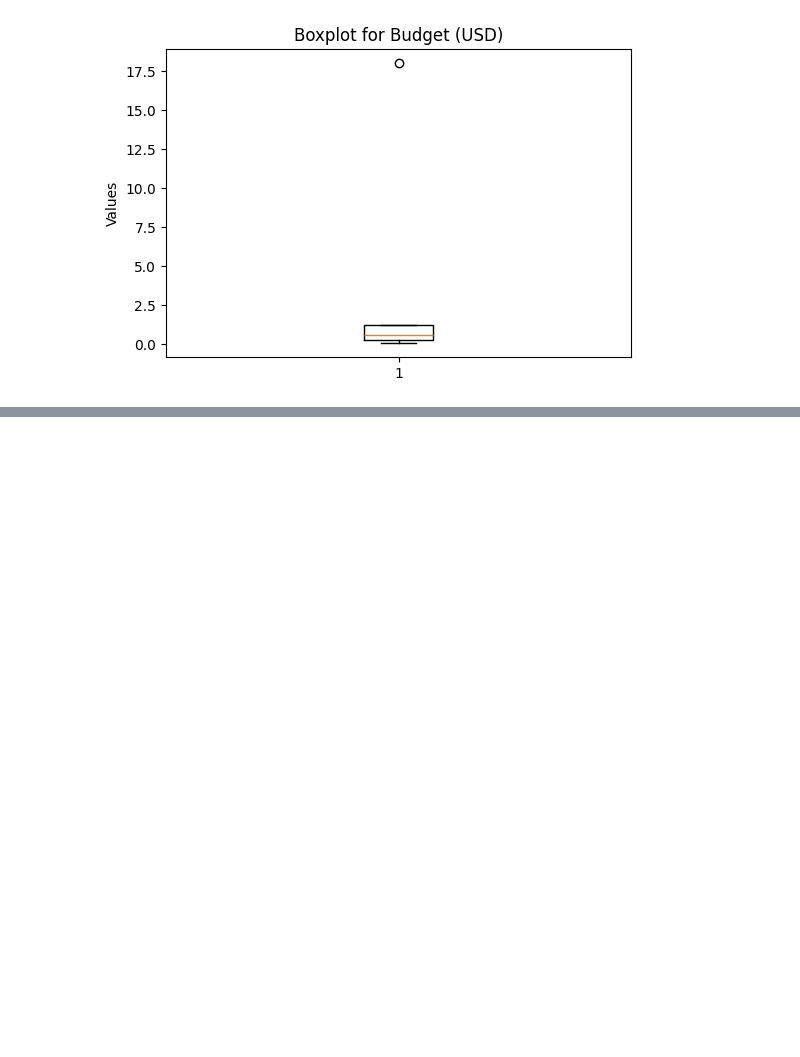
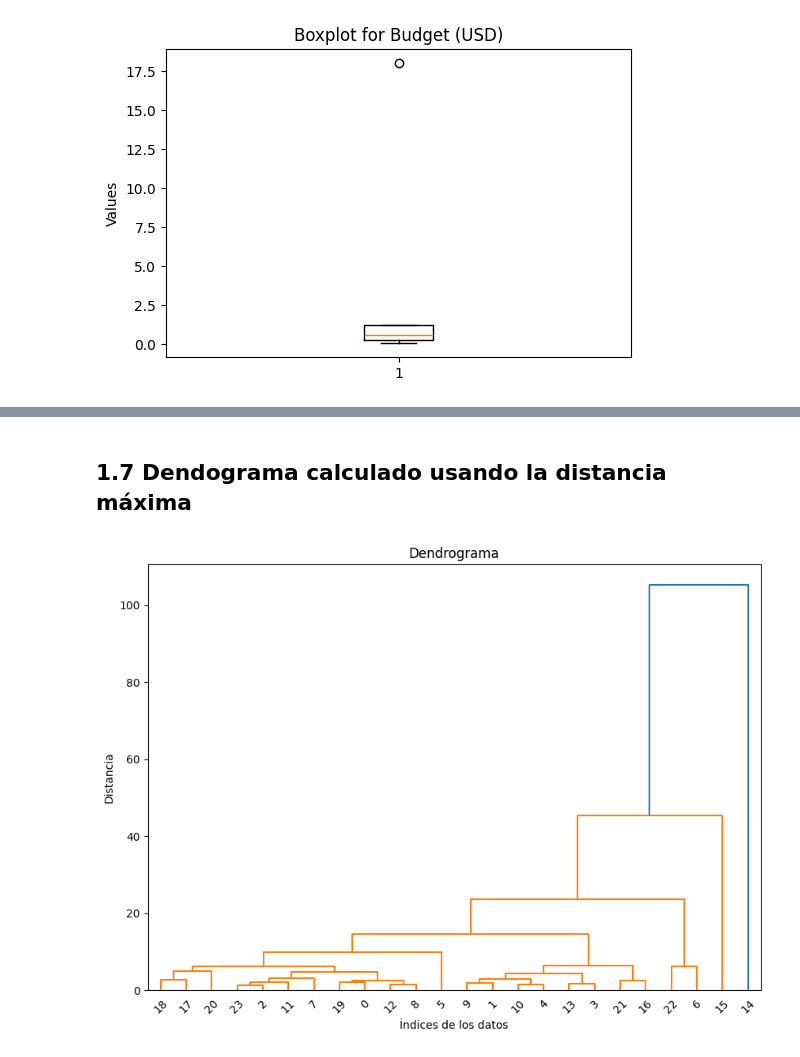
Before and after one commit to F3liP3L/Statistics_III, a Jupyter notebook: tarea1/src/tarea1.ipynb, the cells around one changed output, grey strips where cells are left out. Saved outputs shown, nothing was run; the diff lists cells and outputs as text; code cells hidden in the pictures; blank space fills up the shorter version.

```diff
--- a/tarea1/src/tarea1.ipynb
+++ b/tarea1/src/tarea1.ipynb
@@ -48,0 +189,31 @@ for category, values in data.items():
+# %% [markdown]
+## 1.7 Dendograma calculado usando la distancia máxima
+# %%
+import numpy as np
+import pandas as pd
+import matplotlib.pyplot as plt
+from scipy.cluster.hierarchy import dendrogram, linkage
+from scipy.spatial.distance import pdist
+
+# Usando el mismo dataset
+data = df[['GDP (USD Billion)', 'Population (Millions)', 'Unemployment Rate (%)', 'Average Age', 'Women (%)', 'Men (%)', 'Budget (USD Billion)']].values
+
+# Calcular las distancias entre los puntos
+distances = pdist(data)
+
+# Aplicar clustering jerárquico con el método de enlace completo (distancia máxima)
+linked = linkage(distances, method='complete')
+
+# Crear el dendrograma
+plt.figure(figsize=(10, 7))
+dendrogram(linked,
+           orientation='top',
+           distance_sort='descending',
+           show_leaf_counts=True)
+
+plt.title("Dendrograma")
+plt.xlabel("Índices de los datos")
+plt.ylabel("Distancia")
+plt.show()
+# %% [output]
+[figure, added]
```
Also changed, not shown: parts of 5 cells of this notebook, 5 other files.
